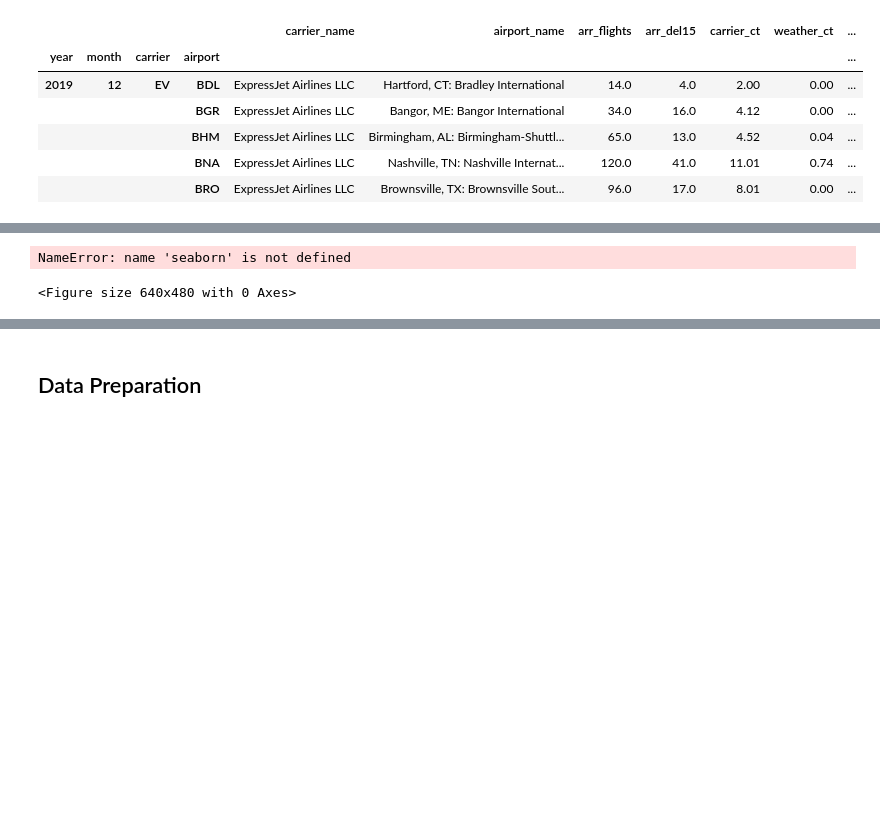
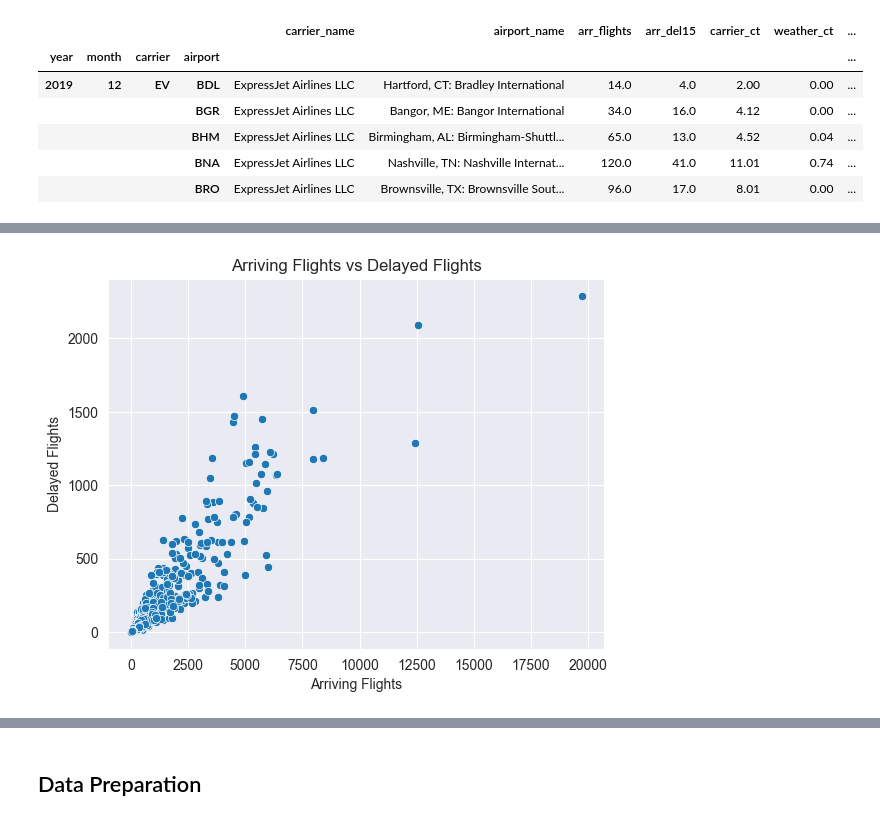
Before and after one commit to Bernhg4/businessintelligence_group043_a3, a Jupyter notebook: airline_delay_043.ipynb, the cells around one changed output, grey strips where cells are left out. Drawn from its saved outputs; the diff is of its cells as text; code cells hidden in the pictures; blank space fills up the shorter version.

```diff
--- a/airline_delay_043.ipynb
+++ b/airline_delay_043.ipynb
@@ -1528,7 +1454,7 @@ airlines_arriving_delayed_flights_code_writer = student_a
 
 def visualize_airlines_arriving_delayed_flights(df: pd.DataFrame):
     plt.figure()
-    seaborn.scatterplot(
+    sns.scatterplot(
         data=df,
         x="arr_flights",
         y="arr_del15"
@@ -1568,35 +1494,34 @@ airlines_arriving_delayed_flights_activity = [
     f':airlines_arriving_delayed_flights prov:qualifiedAssociation :{co_ass_uuid_writer} .',
     f':{co_ass_uuid_writer} prov:agent :{airlines_arriving_delayed_flights_code_writer} .',
     f':{co_ass_uuid_writer} rdf:type prov:Association .',
     f':{co_ass_uuid_writer} prov:hadRole :{code_writer_role} .',
     ':airlines_arriving_delayed_flights prov:used :data .',
     ':airlines_arriving_delayed_flights_report rdf:type prov:Entity .',
     f':airlines_arriving_delayed_flights_report rdfs:comment """Scatterplot for arriving and delayed flights was visualized.""" .',
     ':airlines_arriving_delayed_flights_report prov:wasGeneratedBy :airlines_arriving_delayed_flights .',
 ]
 engine.insert(airlines_arriving_delayed_flights_activity, prefixes=prefixes)
 
 # 2. Activity: Inspecting the report and taking a decision on what to do
 ior_ass_uuid_executor = "a6d6c34f-425d-4f76-871e-c234e51caeaa"
 ior_comment = """
 The scatterplot shows a positive correlation between arriving and delayed flights. This could be interpreted as more arrivals correlate positive with more delayed flights."""
 inspect_airlines_arriving_delayed_flights_executor = student_a
 inspect_airlines_arriving_delayed_flights_activity = [
     ':inspect_airlines_arriving_delayed_flights rdf:type prov:Activity .',
     ':inspect_airlines_arriving_delayed_flights rdfs:comment \'Data Understanding\' .',
     f':inspect_airlines_arriving_delayed_flights rdfs:comment """{co_comment}""" .',
     f':inspect_airlines_arriving_delayed_flights prov:startedAtTime "{start_time_co}"^^xsd:dateTime .',
     f':inspect_airlines_arriving_delayed_flights prov:endedAtTime "{end_time_co}"^^xsd:dateTime .',
     f':inspect_airlines_arriving_delayed_flights prov:qualifiedAssociation :{ior_ass_uuid_executor} .',
     f':{ior_ass_uuid_executor} prov:agent :{inspect_airlines_arriving_delayed_flights_executor} .',
     f':{ior_ass_uuid_executor} rdf:type prov:Association .',
     f':{ior_ass_uuid_executor} prov:hadRole :{code_executor_role} .',
     ':inspect_airlines_arriving_delayed_flights prov:used :airlines_arriving_delayed_flights_report .',
 ]
 engine.insert(inspect_airlines_arriving_delayed_flights_activity, prefixes=prefixes)
 # %% [output]
-NameError: name 'seaborn' is not defined
-<Figure size 640x480 with 0 Axes>
+[figure, added]
 # %%
 outliers_visualization_code_writer = student_a
 
```
Also changed, not shown: parts of 28 cells of this notebook, 1 other file.
